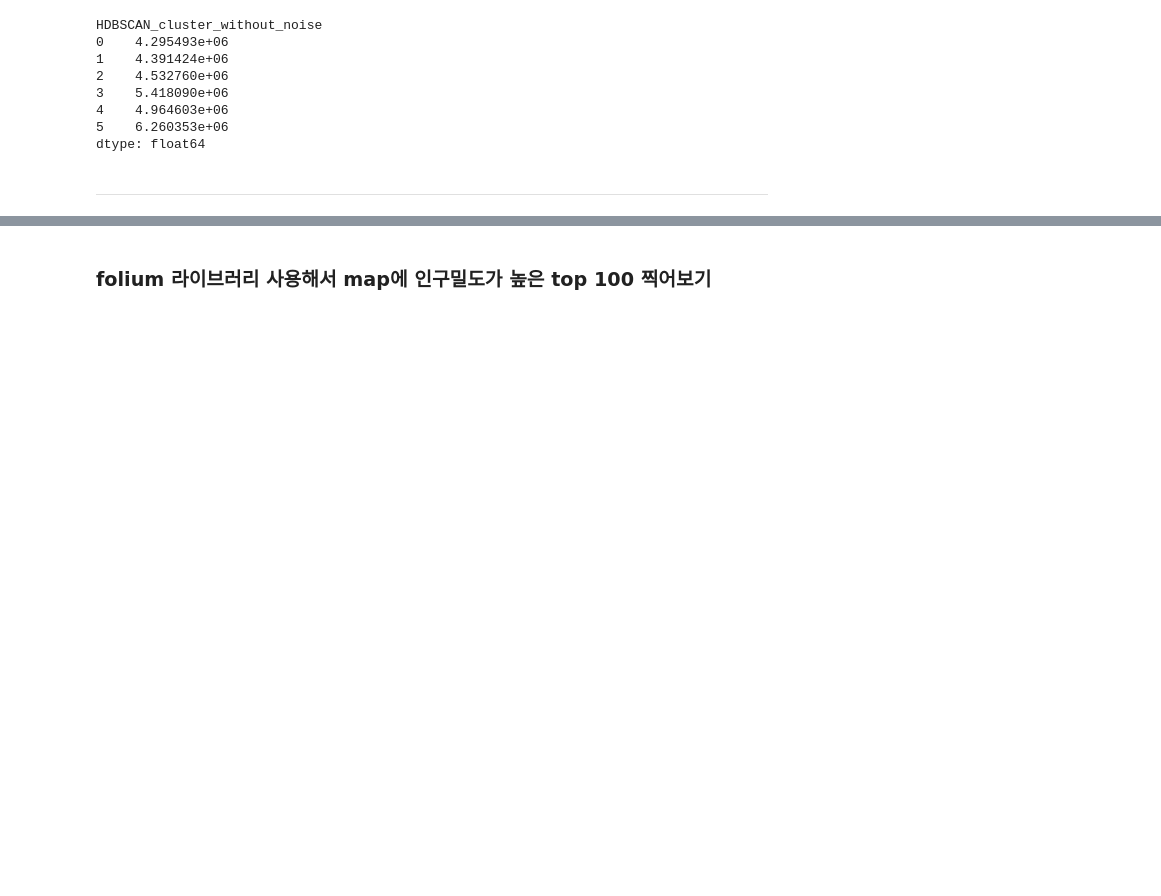
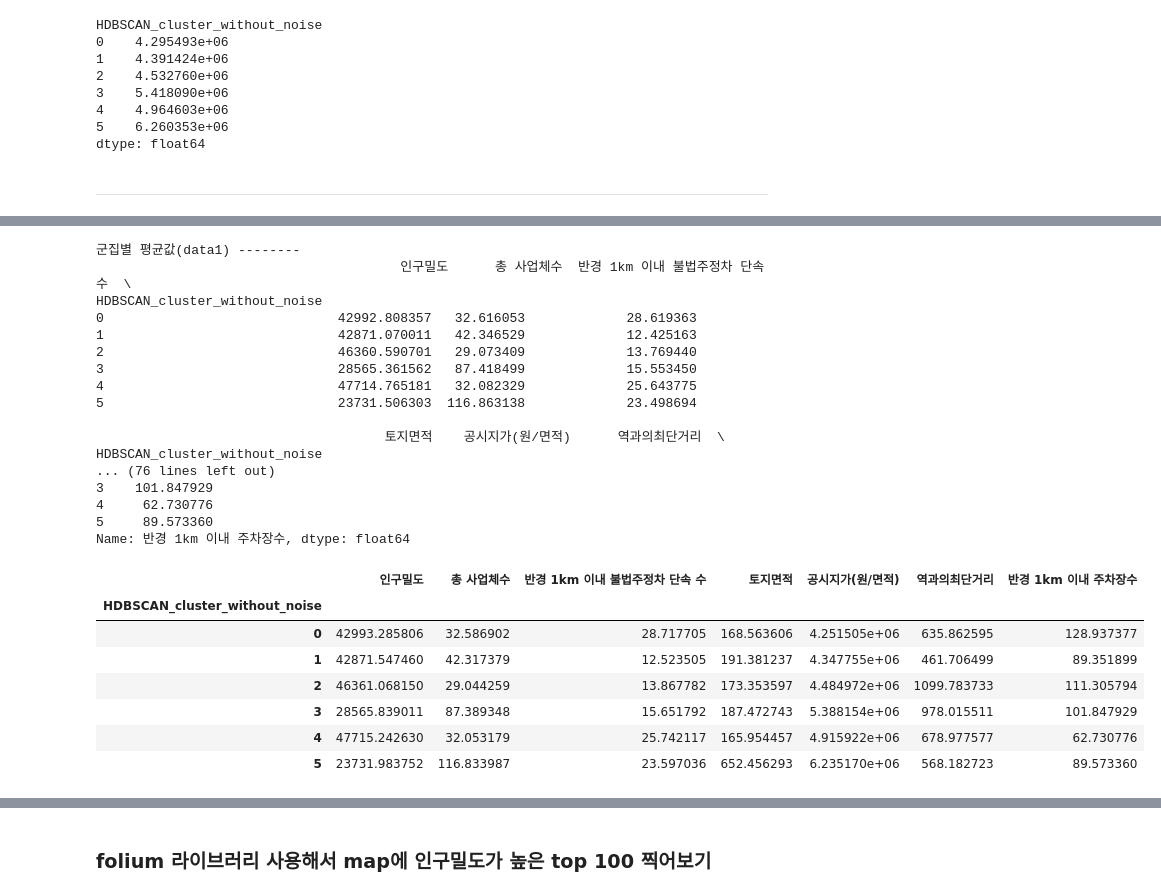
Before and after one commit to kgh1997/Project_Seoul_Gwangjin_gu, a Jupyter notebook: nearest_cluster/nearest_cluster.ipynb, the cells around one changed output, grey strips where cells are left out. Drawn from its saved outputs; the diff is of its cells as text; code cells hidden in the pictures; blank space fills up the shorter version.

```diff
--- a/nearest_cluster/nearest_cluster.ipynb
+++ b/nearest_cluster/nearest_cluster.ipynb
@@ -309,0 +342,55 @@ dtype: float64
+# %%
+def get_distance(groupby_df, label, column_name):
+    '''
+    군집별로 정답 데이터와의 거리를 구하는 함수입니다.
+    groupby_df: 군집 라벨 값이 포함된 데이터프레임 (data1)
+    label: 공영주차장의 데이터프레임 (data2)
+    column_name: 그룹으로 묶을 컬럼 이름인자
+    '''
+    import numpy as np
+    import pandas as pd
+
+    groupby_df = groupby_df.groupby(column_name).mean() # 각 군집별로 평균값을 가진 데이터프레임
+    print('군집별 평균값(data1) --------')
+    print(groupby_df)
+
+    label_means = label.mean()
+    print('정답 데이터의 평균(data2) --------')
+    print(label_means)
+
+    distances = []
+    for column in groupby_df.columns:
+        distance =  np.abs(groupby_df[column] - label.mean()[column]) # 절대값 계산 + 차이가 적은 군집 확인
+        print(distance)
+        distances.append(distance)
+    distances = pd.DataFrame(distances).T
+    return distances
+# %%
+distance = get_distance(data1_merged, log_and_robust_scaled_data2, "HDBSCAN_cluster_without_noise")
+distance
+# %% [output]
+군집별 평균값(data1) --------
+                                       인구밀도      총 사업체수  반경 1km 이내 불법주정차 단속 수  \
+HDBSCAN_cluster_without_noise
+0                              42992.808357   32.616053             28.619363
+1                              42871.070011   42.346529             12.425163
+2                              46360.590701   29.073409             13.769440
+3                              28565.361562   87.418499             15.553450
+4                              47714.765181   32.082329             25.643775
+5                              23731.506303  116.863138             23.498694
+
+                                     토지면적    공시지가(원/면적)      역과의최단거리  \
+HDBSCAN_cluster_without_noise
+... (76 lines left out)
+3    101.847929
+4     62.730776
+5     89.573360
+Name: 반경 1km 이내 주차장수, dtype: float64
+|  | 인구밀도 | 총 사업체수 | 반경 1km 이내 불법주정차 단속 수 | 토지면적 | 공시지가(원/면적) | 역과의최단거리 | 반경 1km 이내 주차장수 |
+| HDBSCAN_cluster_without_noise |  |  |  |  |  |  |  |
+| 0 | 42993.285806 | 32.586902 | 28.717705 | 168.563606 | 4.251505e+06 | 635.862595 | 128.937377 |
+| 1 | 42871.547460 | 42.317379 | 12.523505 | 191.381237 | 4.347755e+06 | 461.706499 | 89.351899 |
+| 2 | 46361.068150 | 29.044259 | 13.867782 | 173.353597 | 4.484972e+06 | 1099.783733 | 111.305794 |
+| 3 | 28565.839011 | 87.389348 | 15.651792 | 187.472743 | 5.388154e+06 | 978.015511 | 101.847929 |
+| 4 | 47715.242630 | 32.053179 | 25.742117 | 165.954457 | 4.915922e+06 | 678.977577 | 62.730776 |
+| 5 | 23731.983752 | 116.833987 | 23.597036 | 652.456293 | 6.235170e+06 | 568.182723 | 89.573360 |
```
Also changed, not shown: parts of 15 cells of this notebook, 5 other files.
